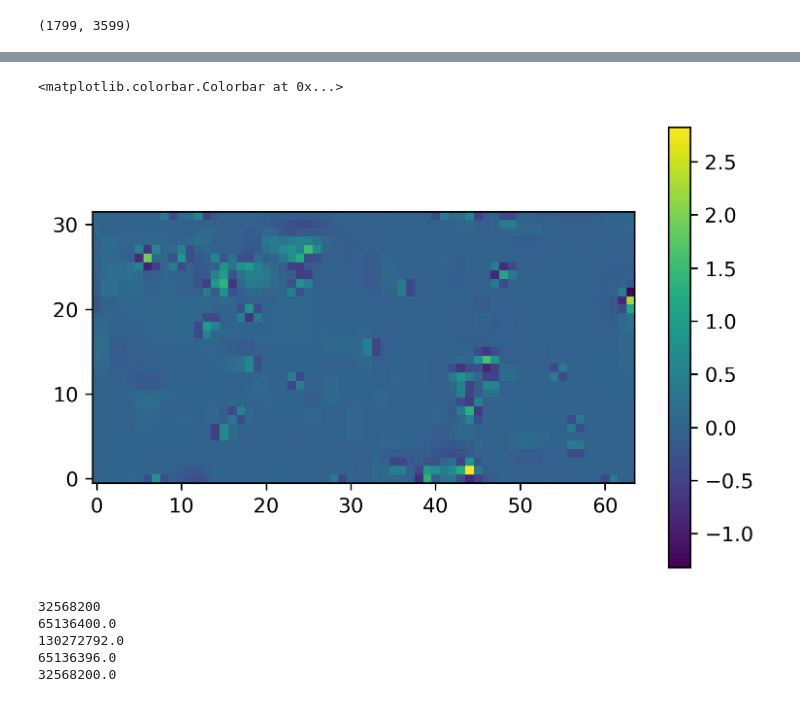
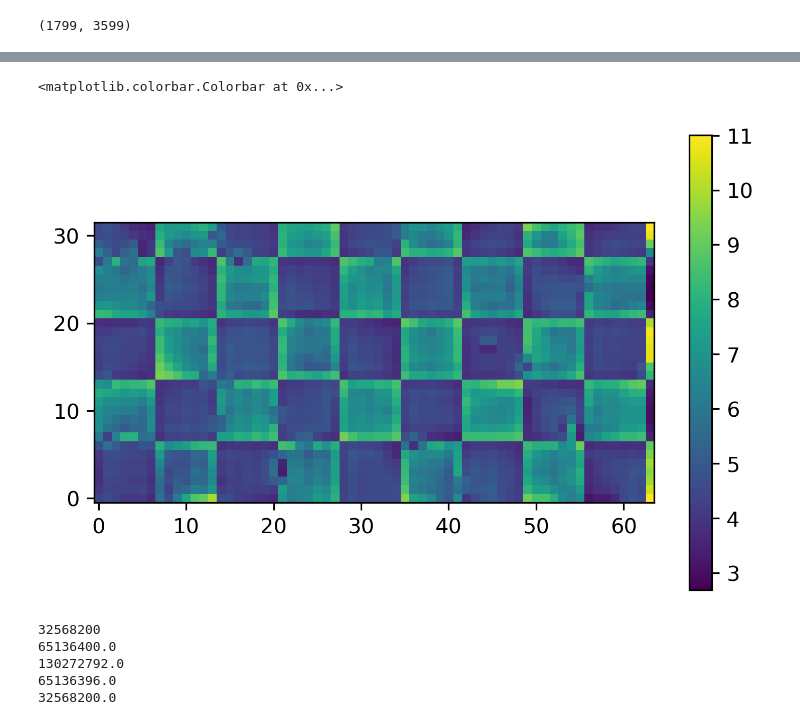
Before and after one commit to sparkofreason/fermi, a Jupyter notebook: fermi.ipynb, the cells around one changed output, grey strips where cells are left out. Saved outputs shown, nothing was run; the diff lists cells and outputs as text; code cells hidden in the pictures.

```diff
--- a/fermi.ipynb
+++ b/fermi.ipynb
@@ -172,7 +172,7 @@ def threshold_mask(J, j, alpha, d_obs, d, mu1, mu2):
         p[n_2b] = cdf(mu2_2[n_2b], df_2b, mu1_2[n_2b])
     return p < alpha/2
 
-def haar_threshold(counts, model, alpha, jmin=1):
+def haar_threshold(counts, model, alpha, jmin=0):
     a_counts = spherify(counts)
     a_model = spherify(model)
     rows, cols = a_counts.shape
@@ -181,31 +181,33 @@ def haar_threshold(counts, model, alpha, jmin=1):
     vs = []
     ds = []
     for j in range(J-1, jmin-1, -1):
-        alpha_j = alpha # 1 - (1 - alpha)**(1/(2**(2*j)))
-        #print(alpha_j)
+        alpha_j = 1 - (1 - alpha)**(1/(2**(2*j))) #alpha/(2**(2*j))
+        print(alpha_j)
         sums_counts = haar_sums_j(J, j, a_counts)
         a_counts, h_counts, v_counts, d_counts = haar_1(sums_counts)
         sums_model = haar_sums_j(J, j, a_model)
         a_model, h_model, v_model, d_model = haar_1(sums_model)
-
         (h1, h2), (v1, v2), (d1, d2) = sums_model
         f = 2**(J - j)
         hp = threshold_mask(J, j, alpha_j, h_counts, h_model, f*h1, f*h2)
-        print(h_counts[hp].size)
-        h_model[hp] = h_counts[hp]
+        hr = h_counts[hp]
+        h_model[hp] = hr
         vp = threshold_mask(J, j, alpha_j, v_counts, v_model, f*v1, f*v2)
-        v_model[vp] = v_counts[vp]
+        vr = v_counts[vp]
+        v_model[vp] = vr
         dp = threshold_mask(J, j, alpha_j, d_counts, d_model, f*d1, f*d2)
-        d_model[dp] = d_counts[dp]
+        dr = d_counts[dp]
+        d_model[dp] = dr
         hs.append(h_model)
         vs.append(v_model)
         ds.append(d_model)
+        print(j, "-> Rejected", hr.size, vr.size, dr.size)
     ap = numpy.vectorize(poisson.sf)(f*a_counts, f*a_model)
     a_mask = ap < alpha_j/2
-    print(a_model[a_mask].size)
-    a_model[a_mask] = a_counts[a_mask]
+    ar = a_counts[a_mask]
+    a_model[a_mask] = ar
     #a_model = a_counts
-    #print(a_model)
+    print("Approximation rejected:", ar.size)
     return a_model, hs, vs, ds
 # %%
 def inv_haar_j(J, j, a, h, v, d):
@@ -259,10 +261,11 @@ def delta(n, row, col):
     arr[row, col] = 1
     return arr
 # %%
-count_model = checkers(32, 7)*0 + 1
-count_data = numpy.vectorize(poisson.rvs)(count_model + 0)
-a_model, hs_model, vs_model, ds_model = haar(count_model, 5)
-a_data, hs_data, vs_data, ds_data = haar(count_data, 5)
+count_model = checkers(32, 7)*1
+data_model = count_model*5
+count_data = numpy.vectorize(poisson.rvs)(data_model)
+a_model, hs_model, vs_model, ds_model = haar(count_model)
+a_data, hs_data, vs_data, ds_data = haar(count_data)
 # %%
-a, hs, vs, ds = haar_threshold(count_data, count_model, 0.1)
+a, hs, vs, ds = haar_threshold(count_data, count_model, 0.001)
 # %% [output]
@@ -289,13 +300,13 @@ count_rec = inv_haar(a, hs, vs, ds)
 #plt.plot(numpy.subtract(count_data, count_rec)[5, :])
 #plt.plot(a[900, 1700:1900] - a_rec[899, 1700:1900])
 # %%
-foo = plt.imshow(numpy.subtract(count_rec, count_model), origin='lower')
+foo = plt.imshow(numpy.divide(count_rec, count_model), origin='lower')
 #foo = plt.imshow(count_rec, origin='lower')
 plt.colorbar(foo)
 #plt.plot(numpy.subtract(count_data, count_rec)[0, :])
 # %% [output]
 <matplotlib.colorbar.Colorbar at 0x...>
-[figure, old version]
+[figure, new version]
 # %%
 del a, hs, vs, ds
 # %%
```
Also changed, not shown: parts of 4 cells of this notebook.
